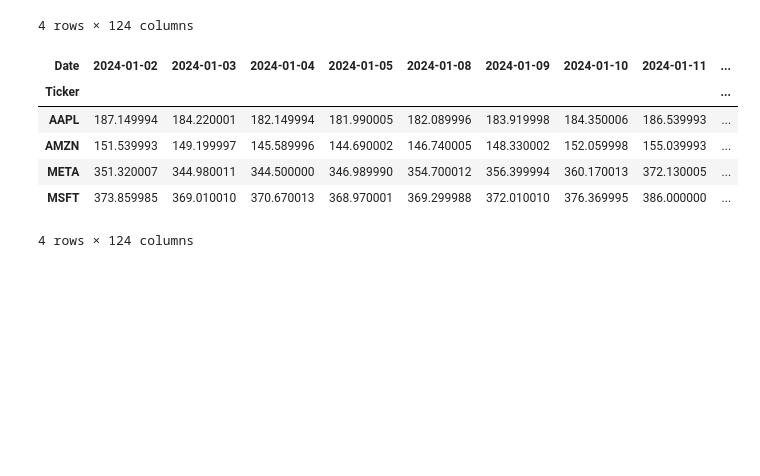
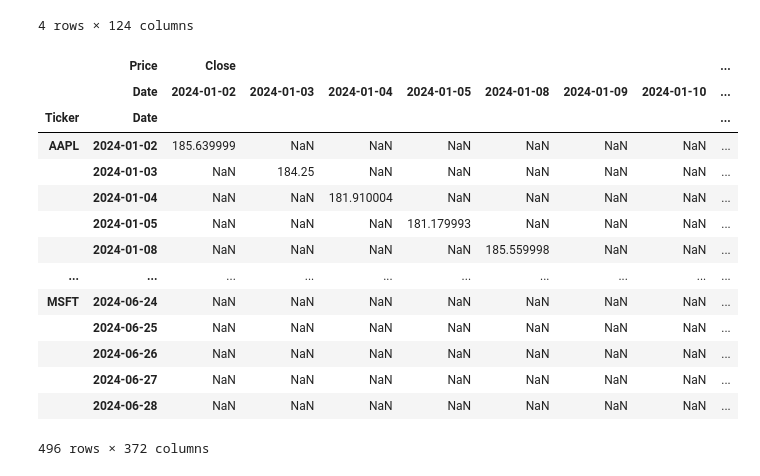
Before and after one commit to sumitkhera11/AI-Agentic-Trading-Bot, a Jupyter notebook: notebooks/Day_31.Pivot_Melt.ipynb, the cells around one changed output. Drawn from its saved outputs; the diff is of its cells as text; code cells hidden in the pictures; blank space fills up the shorter version.

```diff
--- a/notebooks/Day_31.Pivot_Melt.ipynb
+++ b/notebooks/Day_31.Pivot_Melt.ipynb
@@ -259,21 +259,41 @@ data.pivot_table(index='Ticker',columns='Date', values='Open')
 4 rows × 124 columns
 # %%
 # by default it calulates the mean value
+# it works on single index
+
+# Pivot table = Rows aur columns ko rearrange karke
+# summary table banana
 data.pivot_table(index='Ticker',columns='Date', values='Open')
 # or
 # by default it cal on mean value
 # pivot_table applies on - 1 col only i.e  values='Open'
 data.pivot_table(index='Ticker',columns='Date', values='Open', aggfunc='mean')
 
 # in short - pivot_table is the advance of groupby
 
 # it applies on all the columns
 data.pivot_table(index='Ticker',columns='Date', aggfunc='mean')
+
+# can diff aggregate function by mentioning on column name
+data.pivot_table(index='Ticker',columns='Date', aggfunc={'Open':'mean','High':'max','Close':'min'})
+
+
+# ------------
+# it works on multi index - Ticker Date
+data.pivot_table(index=['Ticker','Date'],columns='Date', aggfunc={'Open':'mean','High':'max','Close':'min'})
 # %% [output]
-| Date | 2024-01-02 | 2024-01-03 | 2024-01-04 | 2024-01-05 | 2024-01-08 | 2024-01-09 | 2024-01-10 | 2024-01-11 | ... |
-| Ticker |  |  |  |  |  |  |  |  | ... |
-| AAPL | 187.149994 | 184.220001 | 182.149994 | 181.990005 | 182.089996 | 183.919998 | 184.350006 | 186.539993 | ... |
-| AMZN | 151.539993 | 149.199997 | 145.589996 | 144.690002 | 146.740005 | 148.330002 | 152.059998 | 155.039993 | ... |
-| META | 351.320007 | 344.980011 | 344.500000 | 346.989990 | 354.700012 | 356.399994 | 360.170013 | 372.130005 | ... |
-| MSFT | 373.859985 | 369.010010 | 370.670013 | 368.970001 | 369.299988 | 372.010010 | 376.369995 | 386.000000 | ... |
+|  | Price | Close |  |  |  |  |  |  | ... |
+|  | Date | 2024-01-02 | 2024-01-03 | 2024-01-04 | 2024-01-05 | 2024-01-08 | 2024-01-09 | 2024-01-10 | ... |
+| Ticker | Date |  |  |  |  |  |  |  | ... |
+| AAPL | 2024-01-02 | 185.639999 | NaN | NaN | NaN | NaN | NaN | NaN | ... |
+|  | 2024-01-03 | NaN | 184.25 | NaN | NaN | NaN | NaN | NaN | ... |
+|  | 2024-01-04 | NaN | NaN | 181.910004 | NaN | NaN | NaN | NaN | ... |
+|  | 2024-01-05 | NaN | NaN | NaN | 181.179993 | NaN | NaN | NaN | ... |
+|  | 2024-01-08 | NaN | NaN | NaN | NaN | 185.559998 | NaN | NaN | ... |
+| ... | ... | ... | ... | ... | ... | ... | ... | ... | ... |
+| MSFT | 2024-06-24 | NaN | NaN | NaN | NaN | NaN | NaN | NaN | ... |
+|  | 2024-06-25 | NaN | NaN | NaN | NaN | NaN | NaN | NaN | ... |
+|  | 2024-06-26 | NaN | NaN | NaN | NaN | NaN | NaN | NaN | ... |
+|  | 2024-06-27 | NaN | NaN | NaN | NaN | NaN | NaN | NaN | ... |
+|  | 2024-06-28 | NaN | NaN | NaN | NaN | NaN | NaN | NaN | ... |
-4 rows × 124 columns
+496 rows × 372 columns
```
Also changed, not shown: parts of 5 cells of this notebook, 14 other files.
